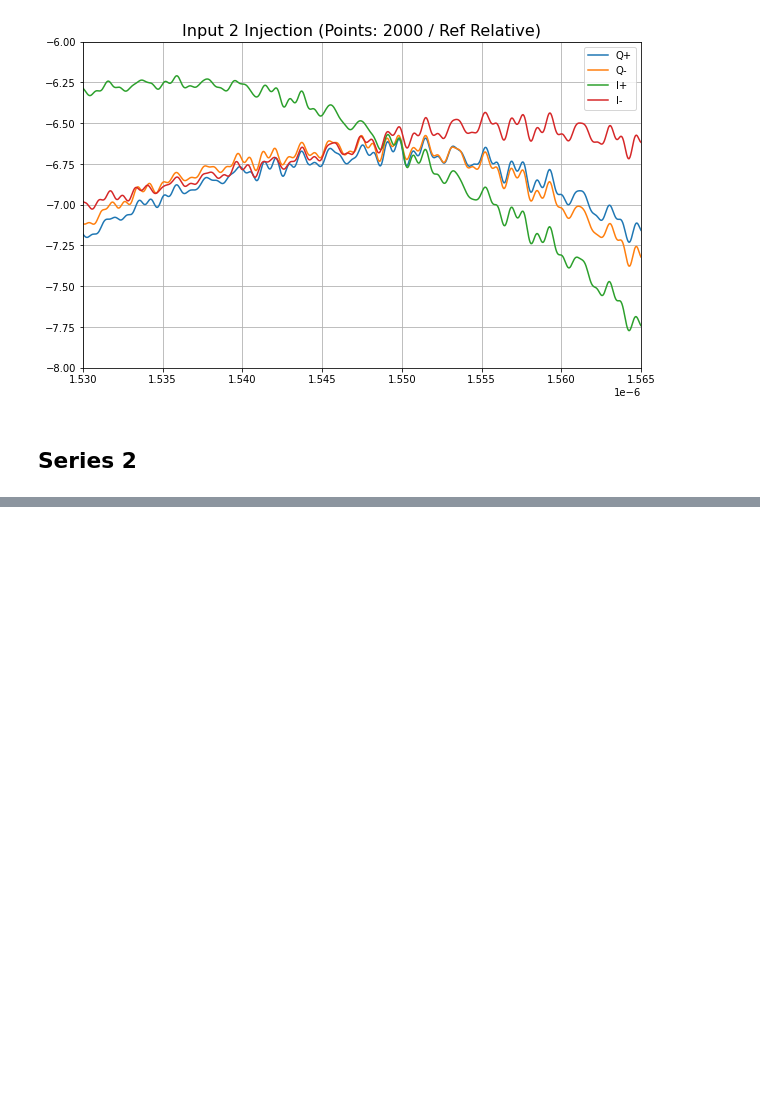
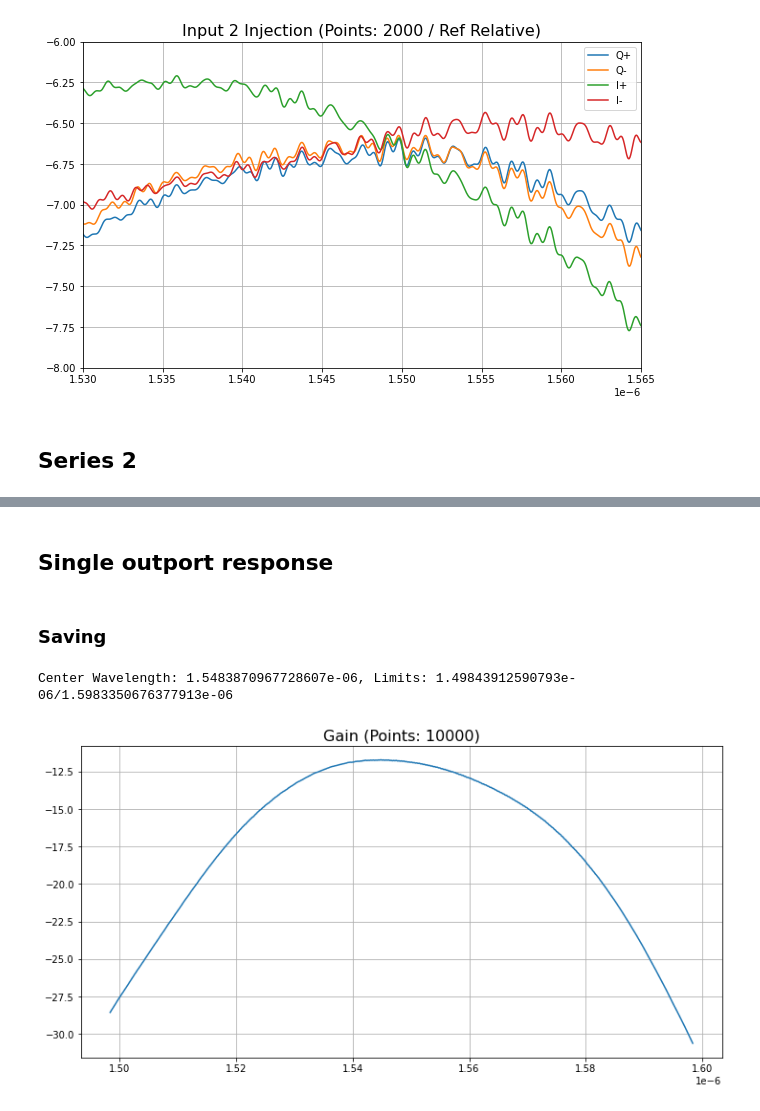
Before and after one commit to CaioRodrigues200/Photonics-training, a Jupyter notebook: Projects/Hybrid4x4/InterconnectFiles/MMI4x4_Interconnect_CHIP.ipynb, the cells around one changed output, grey strips where cells are left out. Cells and saved outputs as stored; diff of their text form; code cells hidden in the pictures; blank space fills up the shorter version.

```diff
--- a/Projects/Hybrid4x4/InterconnectFiles/MMI4x4_Interconnect_CHIP.ipynb
+++ b/Projects/Hybrid4x4/InterconnectFiles/MMI4x4_Interconnect_CHIP.ipynb
@@ -214,0 +215,28 @@ Center Wavelength: 1.5483870967728607e-06, Limits: 1.49843912590793e-06/1.598335
+# %% [markdown]
+## Single outport response
+# %% [markdown]
+### Saving
+# %%
+c = 299792458
+mmi.select('ONA_1')
+CenterWv = c/mmi.get('center frequency')
+RangeWv = mmi.get('frequency range')*CenterWv**2/c
+
+ResRef = np.array(mmi.getresultdata('ONA_1','input 4/mode 1/gain')[:,0])
+Xarray = np.linspace(CenterWv-RangeWv/2,CenterWv+RangeWv/2,10000)
+print(f'Center Wavelength: {CenterWv}, Limits: {CenterWv-RangeWv/2}/{CenterWv+RangeWv/2}')
+plt.figure(figsize=(12,6))
+plt.title(f'Gain (Points: {len(Xarray)})', fontsize=16)
+plt.plot(Xarray,ResRef, label='Ref')
+plt.grid(True)
+# plt.xlim(1530e-9,1565e-9)
+# plt.ylim(-8,-5)
+
+DataRef = {'Xarray':Xarray, 'ResRef':ResRef}
+
+MSOutfile = open('SavedData/Port4','wb')
+plk.dump(DataRef,MSOutfile)
+MSOutfile.close()
+# %% [output]
+Center Wavelength: 1.5483870967728607e-06, Limits: 1.49843912590793e-06/1.5983350676377913e-06
+[figure, added]
```
Also changed, not shown: parts of 5 cells of this notebook, 23 other files.
